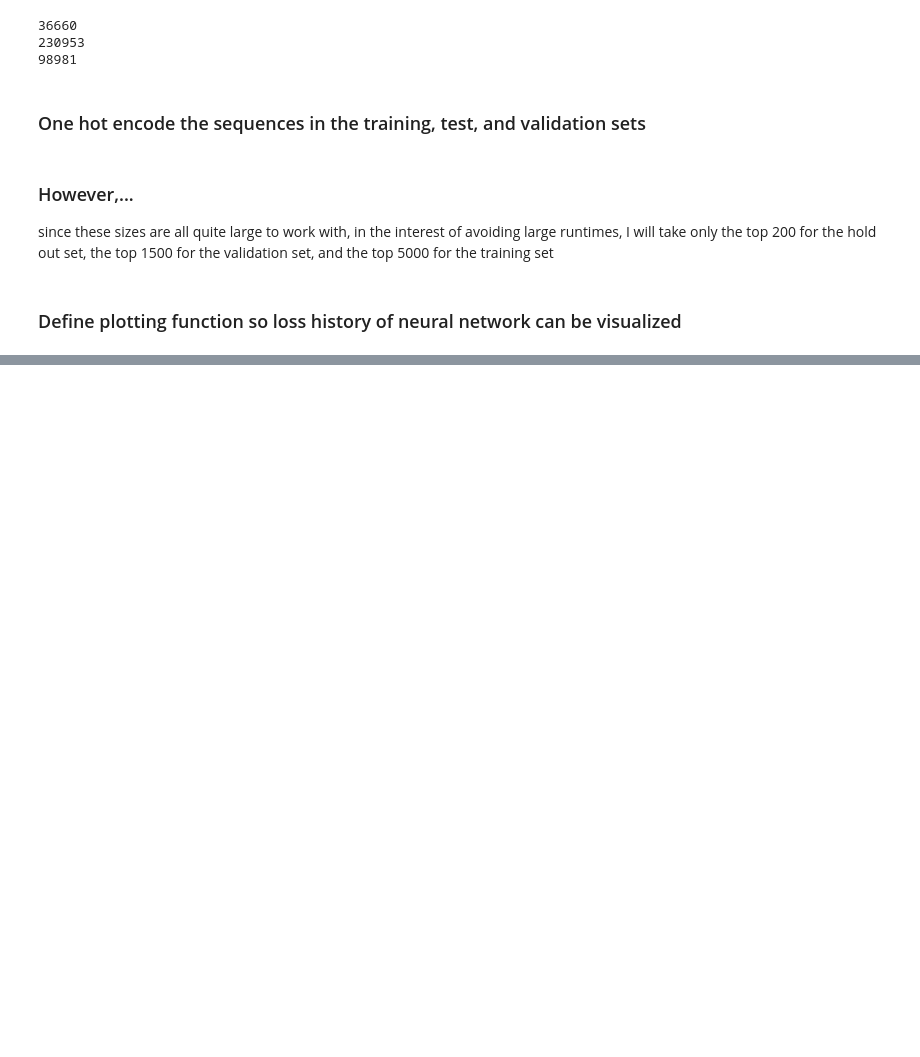
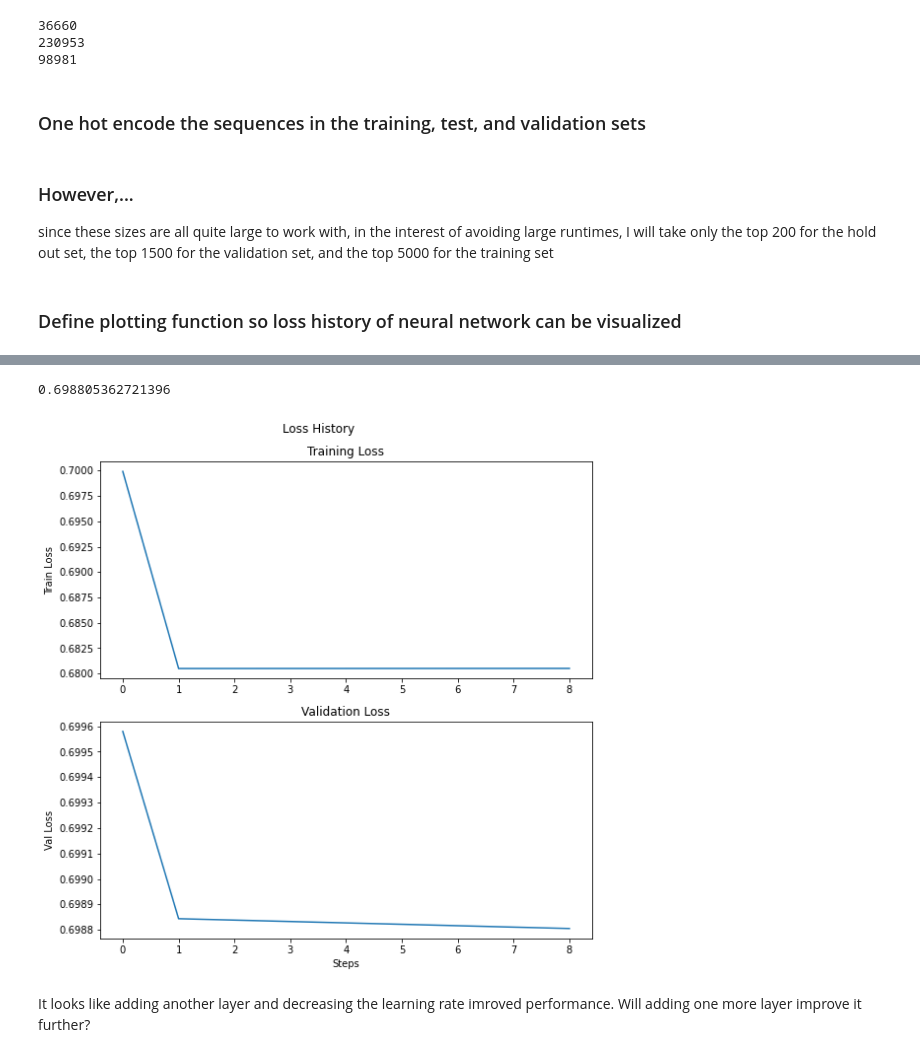
Before and after one commit to gramey02/project7, a Jupyter notebook: nn/Transcription_Factor_Classifier.ipynb, the cells around one changed output, grey strips where cells are left out. Cells and saved outputs as stored; diff of their text form; code cells hidden in the pictures; blank space fills up the shorter version.

```diff
--- a/nn/Transcription_Factor_Classifier.ipynb
+++ b/nn/Transcription_Factor_Classifier.ipynb
@@ -148,0 +123,19 @@ per_epoch_loss_val
+# %%
+nn_arch = [{'input_dim': 68, 'output_dim': 16, 'activation': 'sigmoid'},
+           {'input_dim': 16, 'output_dim': 5, 'activation': 'sigmoid'},
+          {'input_dim': 5, 'output_dim': 1, 'activation': 'sigmoid'}]
+classifier2 = NeuralNetwork(nn_arch,
+                          lr=0.00001,
+                          seed=42,
+                          batch_size=20,
+                          epochs=10,
+                          loss_function = "binary cross entropy")
+# %%
+per_epoch_loss_train, per_epoch_loss_val = classifier2.fit(small_X_train, small_y_train, small_X_val, small_y_val)
+plot_loss_history(per_epoch_loss_train, per_epoch_loss_val)
+min(per_epoch_loss_val)
+# %% [output]
+0.698805362721396
+[figure, added]
+# %% [markdown]
+It looks like adding another layer and decreasing the learning rate imroved performance. Will adding one more layer improve it further?
```
Also changed, not shown: parts of 28 cells of this notebook.
